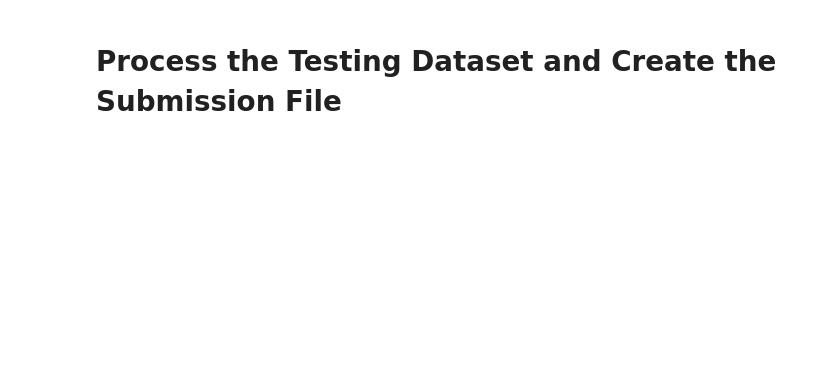
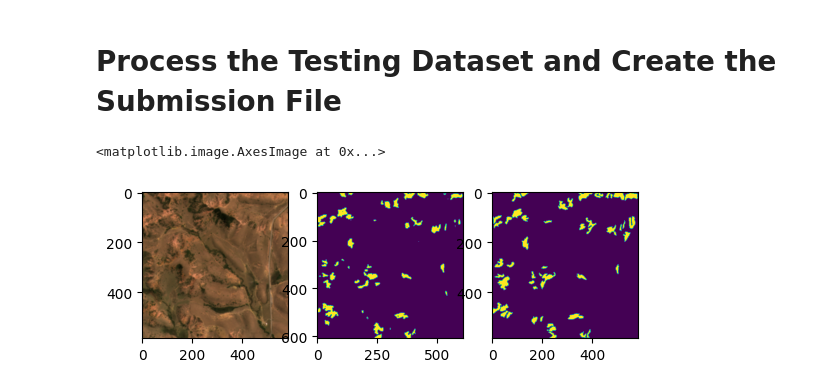
Before and after one commit to Wesley-Marinho/Soil-Erosion-Detection-CNN, a Jupyter notebook: notebook/DLinkNet50.ipynb, the cells around one changed output. Drawn from its saved outputs; the diff is of its cells as text; code cells hidden in the pictures; blank space fills up the shorter version.

```diff
--- a/notebook/DLinkNet50.ipynb
+++ b/notebook/DLinkNet50.ipynb
@@ -2,7 +2,7 @@
 # Use Google Colab
 use_google_colab = False
 # Process the training dataset
-training_data_processing = False
+training_data_processing = True
 # Train the model
 model_training = True
 # Validation the model
@@ -334,14 +374,16 @@ def training_data_augmentation(images_training, labels_training, rotations, flip
 if training_data_processing:
     # Load and generate the resized training dataset and validation dataset
     images_training, labels_training, images_validation, labels_validation = training_data_loading(path_training,
-                                                                                                   training_resize,
-                                                                                                   training_number)
+                                                                                                   training_resize)
     # Generate the augmented training dataset
     rotations = [0, 45, 90, 135] # the rotation angle
 
     flips = ['original', np.flipud, np.fliplr] # 'original', np.flipud, np.fliplr
 
     shifts = [(-16, 16)]
+
+    np.save(f'{path_data}images_validation', images_validation)
+    np.save(f'{path_data}labels_validation', labels_validation)
 
     images_augmented, labels_augmented = training_data_augmentation(images_training,
                                                                     labels_training,
@@ -351,10 +393,9 @@ if training_data_processing:
                                                                     training_resize)
     # Save the augmented training dataset and resized validation dataset
     # to your Google Drive or local file system
+
     np.save(f'{path_data}images_training', images_augmented)
     np.save(f'{path_data}labels_training', labels_augmented)
-    np.save(f'{path_data}images_validation', images_validation)
-    np.save(f'{path_data}labels_validation', labels_validation)
 elif not model_loading:
     # Load the augmented training dataset and resized validation dataset
     # from your Google Drive or local file system
@@ -535,9 +690,9 @@ if model_training:
           images_validation,
           labels_validation,
           loss_func=BCEIoULoss(), # BCEIoULoss(), DiceBCELoss(), nn.BCELoss()
-          batch_size=8,
+          batch_size=4,
           learning_rate=1e-3,
-          epochs=80,
+          epochs=40,
           model_validation=model_validation,
           cuda_available=cuda_available,
           path_model=path_model)
@@ -669,34 +1103,40 @@ np.savetxt("submit.csv", submission, delimiter=",", fmt = '%s')
 if use_google_colab:
     files.download('submit.csv')
 # %%
-index = 23
+index = 748
 model.eval()
 
 # Load a testing image
-input = np.array(Image.open(f'{path_testing}/test_{index}/test_{index}.png')).astype('float32') / 255
+input = np.array(Image.open(f'{path_testing}/images/({index}).png')).astype('float32') / 255
+input_mask = np.array(Image.open(f'{path_testing}/groundtruth/({index}).png')).astype('float32') / 255
 
 # Resize the testing image
 input = resize(input, (testing_resize, testing_resize))
+input_mask = resize(input_mask, (testing_resize, testing_resize))
 
 # Divide the resized testing image into four patches, one at each corner.
 input_patches = testing_patch_extracting(input, training_resize, testing_resize)
 input_patches = torch.from_numpy(input_patches).float()
 
 # Predict the mask of the four patches
 if cuda_available:
     output_patches = model(input_patches.cuda()).detach().cpu().numpy()
 else:
     output_patches = model(input_patches).detach().numpy()
 
 # Merge the four masks into one resized mask
 output = testing_patch_assembling(output_patches, training_resize, testing_resize)[0, :, :]
 
 # Restore the resized mask to the original resolution
 output = resize(output, (608, 608))
 
-f, axs = plt.subplots(1, 2)
+f, axs = plt.subplots(1, 3)
 axs[0].imshow(input)
 axs[1].imshow(output)
+axs[2].imshow(input_mask)
+# %% [output]
+<matplotlib.image.AxesImage at 0x...>
+[figure, added]
 # %%
 im = Image.fromarray(output * 255)
 im = im.convert("L")
```
Also changed, not shown: parts of 9 cells of this notebook, 20 other files.
